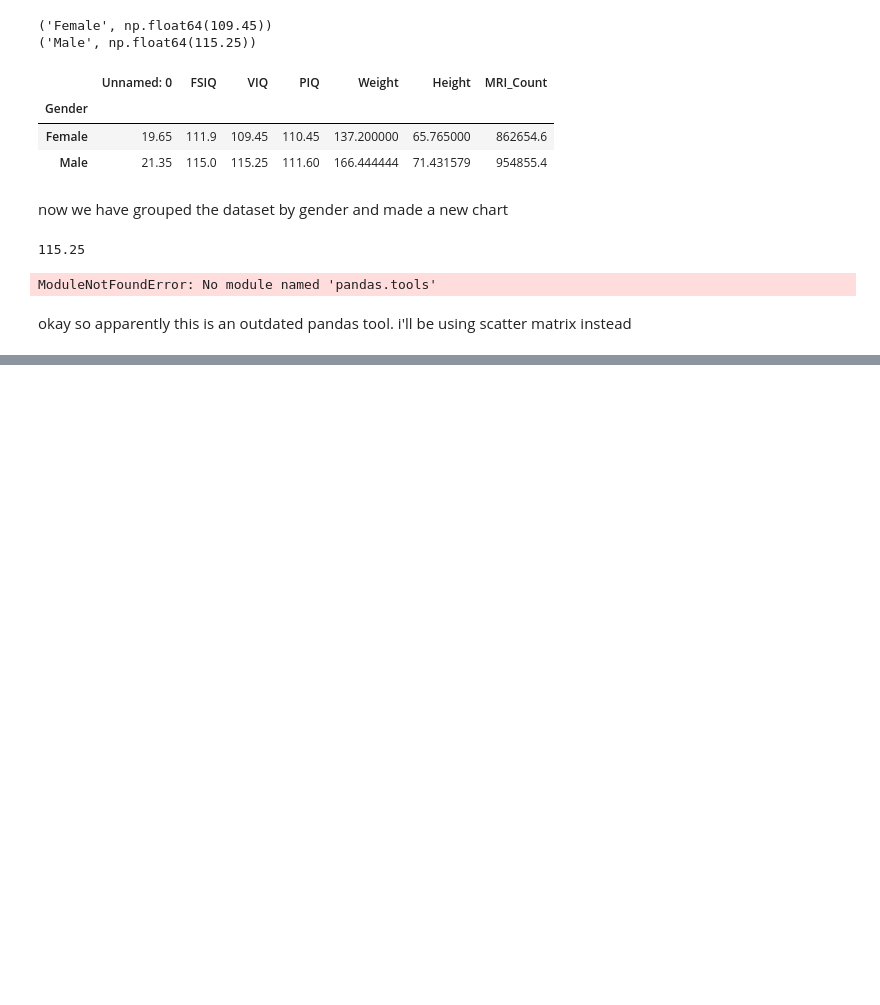
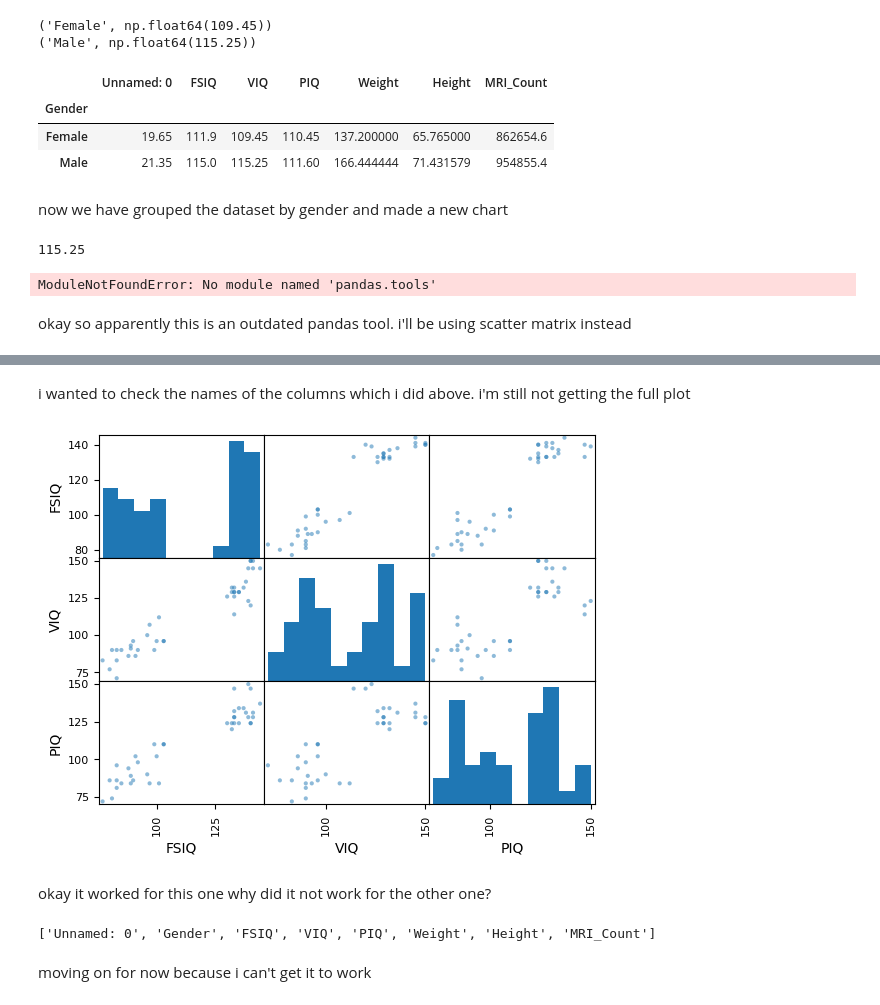
Before and after one commit to sremson/Assignment4-Stats-Scripts, a Jupyter notebook: stats_python.ipynb, the cells around one changed output, grey strips where cells are left out. Cells and saved outputs as stored; diff of their text form; code cells hidden in the pictures; blank space fills up the shorter version.

```diff
--- a/stats_python.ipynb
+++ b/stats_python.ipynb
@@ -139,0 +166,15 @@ ImportError: matplotlib is required for plotting when the default backend "matpl
+# %% [markdown]
+i wanted to check the names of the columns which i did above. i'm still not getting the full plot
+# %%
+scatter_matrix(data[['FSIQ', 'VIQ', 'PIQ']])
+plt.show()
+# %% [output]
+[figure, added]
+# %% [markdown]
+okay it worked for this one why did it not work for the other one?
+# %%
+print(data.columns.tolist())
+# %% [output]
+['Unnamed: 0', 'Gender', 'FSIQ', 'VIQ', 'PIQ', 'Weight', 'Height', 'MRI_Count']
+# %% [markdown]
+moving on for now because i can't get it to work
```
Also changed, not shown: parts of 36 cells of this notebook, 1 other file.
